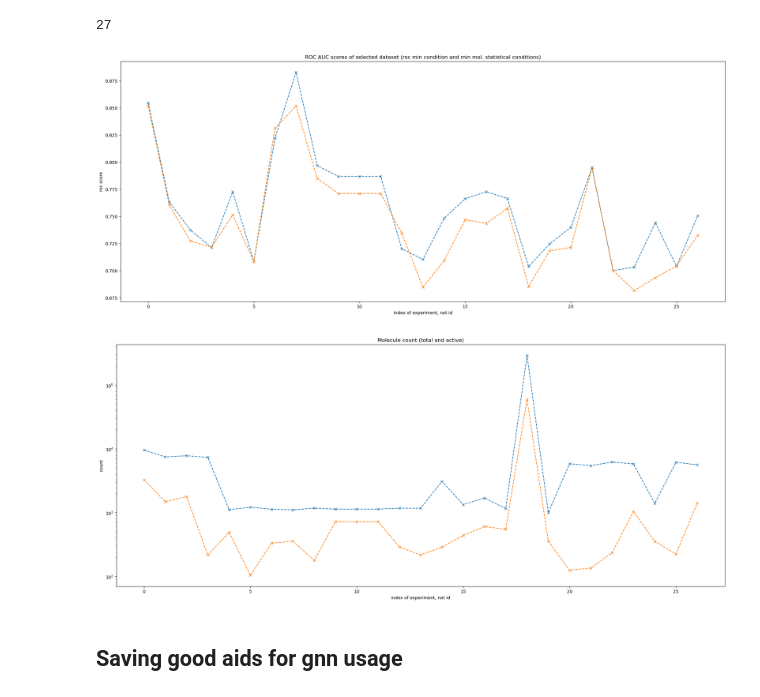
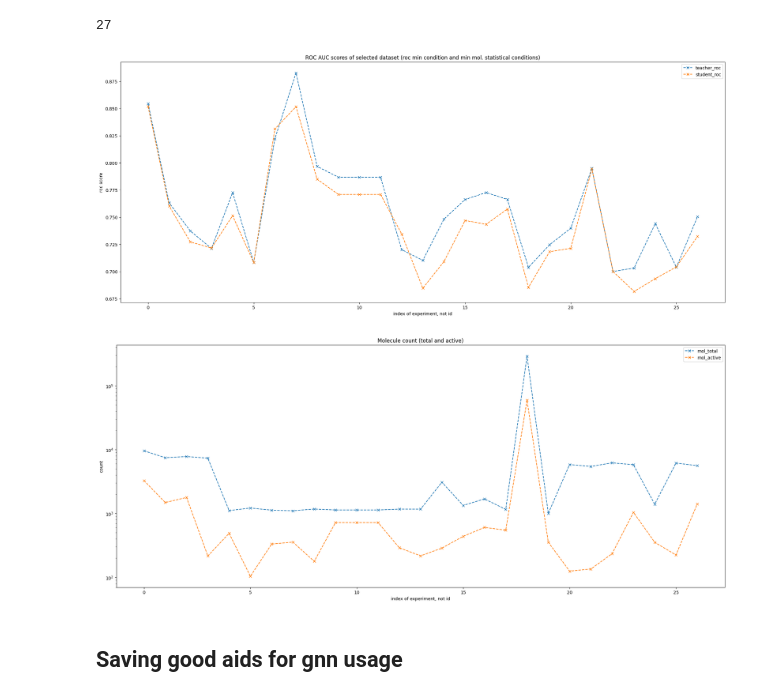
Before and after one commit to JellyJoe13/Self-distillation_P1, a Jupyter notebook: RF_exp-analysis.ipynb, the cells around one changed output. Cells and saved outputs as stored; diff of their text form; code cells hidden in the pictures.

Commit message:
added labels to diagrams

```diff
--- a/RF_exp-analysis.ipynb
+++ b/RF_exp-analysis.ipynb
@@ -130,15 +130,16 @@ len(df_learnable3)
 # %%
 f = plt.figure()
 f.set_figheight(10)
 f.set_figwidth(25)
 plt.plot(df_learnable3.teacher_roc.to_numpy(), label="teacher_roc", linestyle="dashed", marker="x")
 plt.plot(df_learnable3.student_roc.to_numpy(), label="student_roc", linestyle="dashed", marker="x")
 plt.title("ROC AUC scores of selected dataset (roc min condition and min mol. statistical conditions)")
 plt.xlabel("index of experiment, not id")
 plt.ylabel("roc score")
+plt.legend()
 plt.show()
 # %% [output]
-[figure, old version]
+[figure, new version]
 # %%
 f = plt.figure()
 f.set_figheight(10)
@@ -149,9 +150,10 @@ plt.yscale(value="log")
 plt.title("Molecule count (total and active)")
 plt.xlabel("index of experiment, not id")
 plt.ylabel("count")
+plt.legend()
 plt.show()
 # %% [output]
-[figure, old version]
+[figure, new version]
 # %% [markdown]
 ## Saving good aids for gnn usage
 # %%
```
Also changed, not shown: parts of 3 cells of this notebook.
